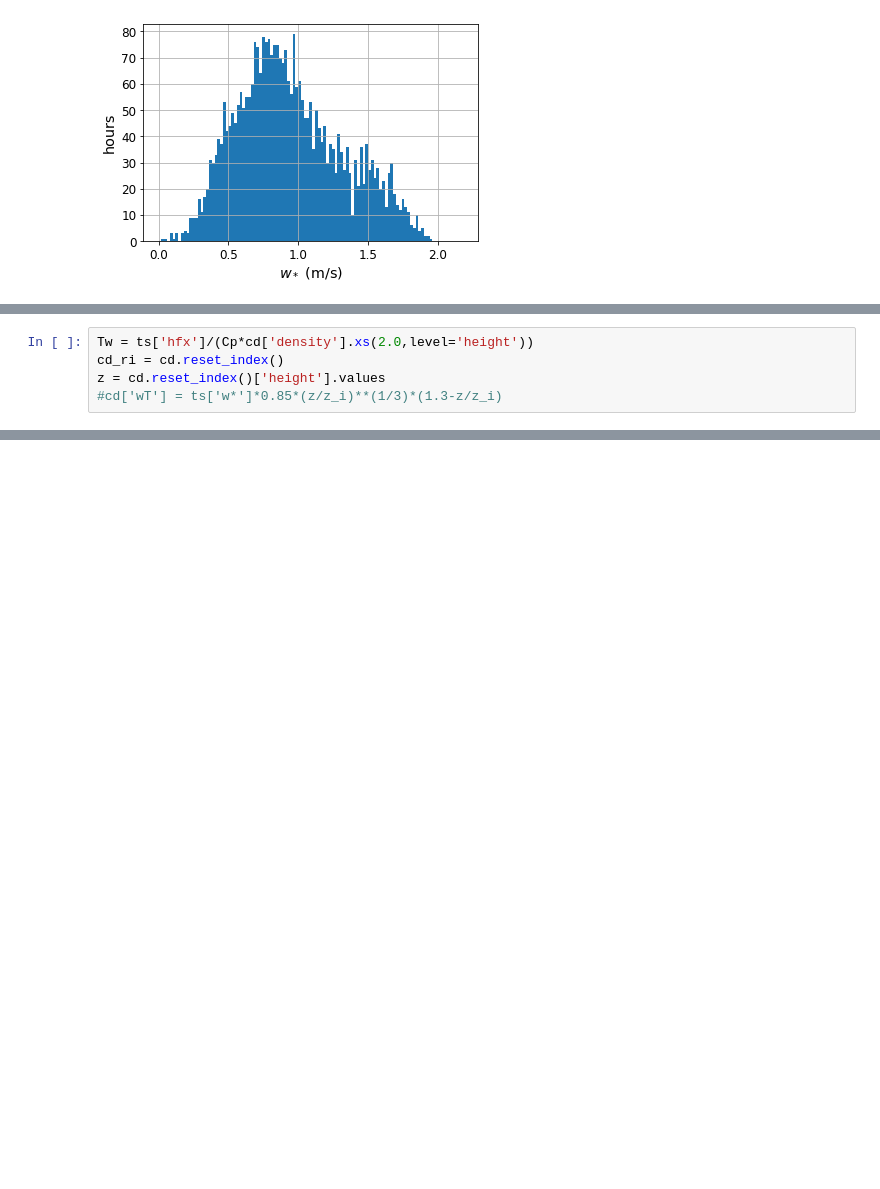
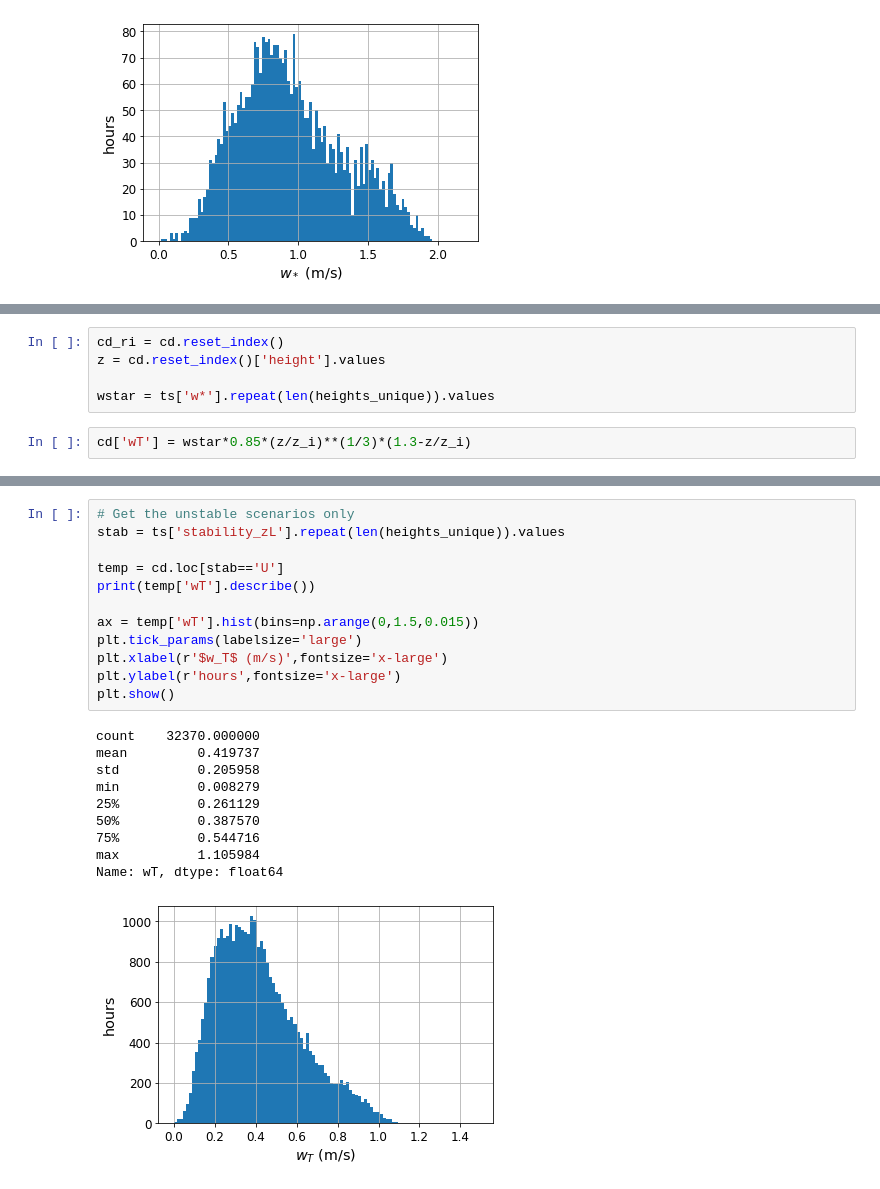
Before and after one commit to rthedin/assessment, a Jupyter notebook: datasets/WINDToolkit/4-analysis.ipynb, the cells around one changed output, grey strips where cells are left out. Cells and saved outputs as stored; diff of their text form; blank space fills up the shorter version.

```diff
--- a/datasets/WINDToolkit/4-analysis.ipynb
+++ b/datasets/WINDToolkit/4-analysis.ipynb
@@ -468,5 +426,7 @@ from Shannon et al, BLM 104: 167--199, "MEASUREMENTS OF THERMAL UPDRAFT INTENSIT
+# %%
+cd_ri = cd.reset_index()
+z = cd.reset_index()['height'].values
+
+wstar = ts['w*'].repeat(len(heights_unique)).values
 # %%
-Tw = ts['hfx']/(Cp*cd['density'].xs(2.0,level='height'))
-cd_ri = cd.reset_index()
-z = cd.reset_index()['height'].values
-#cd['wT'] = ts['w*']*0.85*(z/z_i)**(1/3)*(1.3-z/z_i)
+cd['wT'] = wstar*0.85*(z/z_i)**(1/3)*(1.3-z/z_i)
@@ -472,0 +446,23 @@ z = cd.reset_index()['height'].values
+# %%
+# Get the unstable scenarios only
+stab = ts['stability_zL'].repeat(len(heights_unique)).values
+
+temp = cd.loc[stab=='U']
+print(temp['wT'].describe())
+
+ax = temp['wT'].hist(bins=np.arange(0,1.5,0.015))
+plt.tick_params(labelsize='large')
+plt.xlabel(r'$w_T$ (m/s)',fontsize='x-large')
+plt.ylabel(r'hours',fontsize='x-large')
+plt.show()
+# %% [output]
+count    32370.000000
+mean         0.419737
+std          0.205958
+min          0.008279
+25%          0.261129
+50%          0.387570
+75%          0.544716
+max          1.105984
+Name: wT, dtype: float64
+[figure, added]
```
Also changed, not shown: parts of 16 cells of this notebook, 1 other file.
